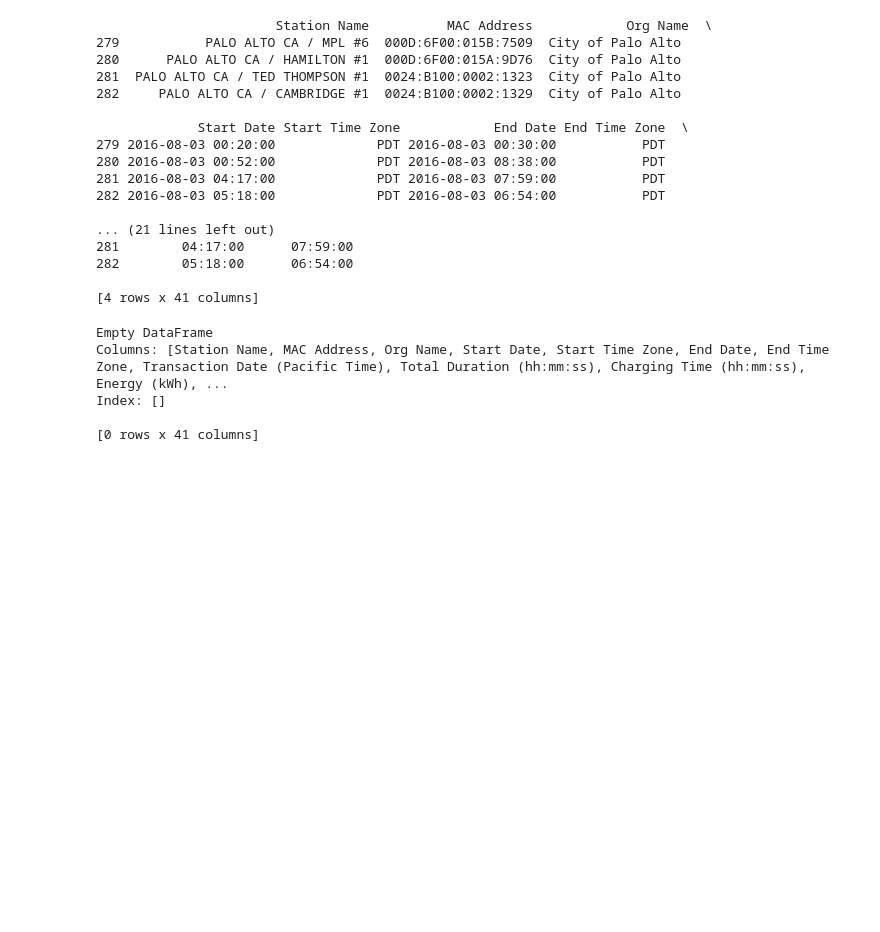
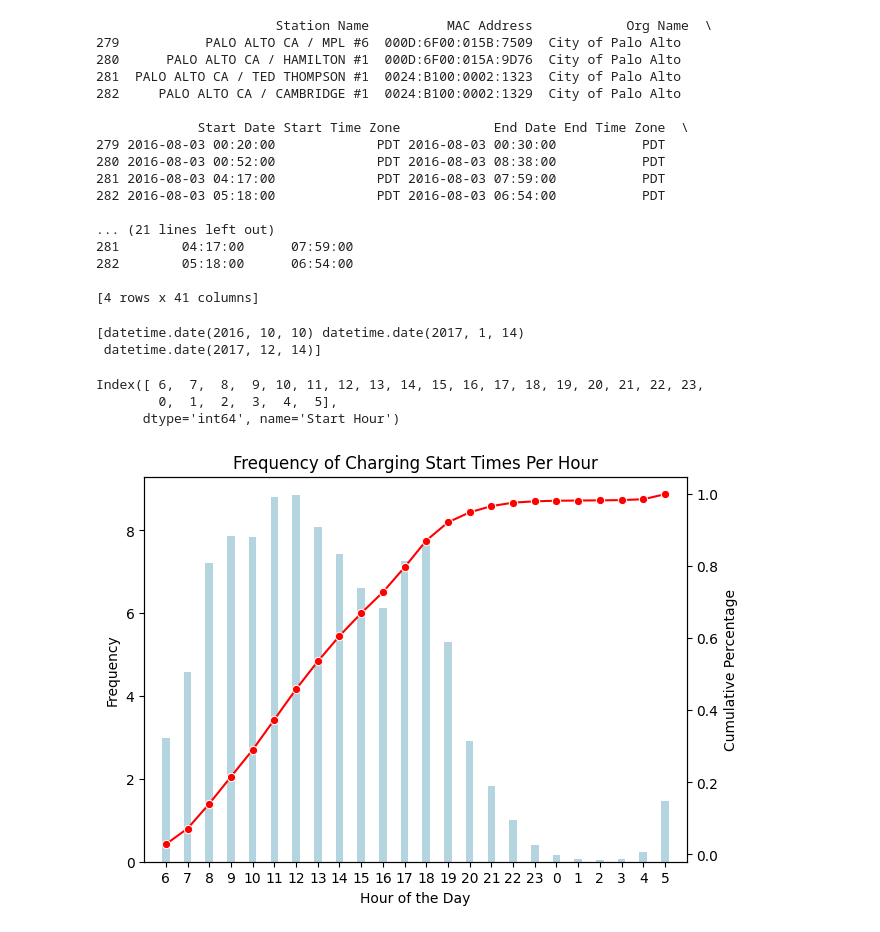
Before and after one commit to AndroCrunch/EV_Availability_G23, a Jupyter notebook: analysis.ipynb, the cells around one changed output. Saved outputs shown, nothing was run; the diff lists cells and outputs as text; code cells hidden in the pictures; blank space fills up the shorter version.

```diff
--- a/analysis.ipynb
+++ b/analysis.ipynb
@@ -383,13 +427,65 @@ print(data_cleaned[(data_cleaned['Start Date Year'] == pd.to_datetime('2016-08-0
 
 [4 rows x 41 columns]
 # %%
-filtered_data = data_cleaned[(data_cleaned['Start Date Year'] == pd.to_datetime('2016-08-03').date()) & (data_cleaned['Start Date Time'].apply(lambda x: x.hour) < 6)]
-grouped_data = filtered_data.groupby(['Start Date Year', 'Start Date Time'])
-large_groups = grouped_data.filter(lambda x: len(x) > 10)
-print(large_groups)
+filtered_data = data_cleaned[data_cleaned['Start Date Time'].apply(lambda x: x.hour) < 5]
+grouped_data = filtered_data.groupby('Start Date Year')
+large_groups = grouped_data.filter(lambda x: len(x) > 5)
+print(large_groups['Start Date Year'].unique())
 # %% [output]
-Empty DataFrame
-Columns: [Station Name, MAC Address, Org Name, Start Date, Start Time Zone, End Date, End Time Zone, Transaction Date (Pacific Time), Total Duration (hh:mm:ss), Charging Time (hh:mm:ss), Energy (kWh), ...
-Index: []
-
-[0 rows x 41 columns]
+[datetime.date(2016, 10, 10) datetime.date(2017, 1, 14)
+ datetime.date(2017, 12, 14)]
+# %%
+import matplotlib.pyplot as plt
+import seaborn as sns
+
+# Convert 'Start Date' to datetime if it is not already
+data_cleaned['Start Date'] = pd.to_datetime(data_cleaned['Start Date'])
+
+# Create a new column "Start Date Year" that contains only the date part of 'Start Date'
+data_cleaned['Start Date Year'] = data_cleaned['Start Date'].dt.date
+data_cleaned['Start Date Time'] = data_cleaned['Start Date'].dt.time
+data_cleaned['End Date Time'] = data_cleaned['End Date'].dt.time
+
+
+data_cleaned['Start Hour'] = data_cleaned['Start Date'].dt.hour
+data_filtered = data_cleaned[((data_cleaned['Start Hour'] >= 6)) |
+                             ((data_cleaned['Start Hour'] < 6))]
+
+# Group by 'Start Hour' and calculate the average frequency for each hour
+hour_frequency = data_filtered.groupby('Start Hour').size().div(len(data_cleaned['Start Date'].dt.date.unique()))
+
+#
+# Reorder the hour_frequency Series to start from 6 in the morning until 5 am next day
+hour_frequency = hour_frequency.reindex(list(range(6,24)) + list(range(0,6)), fill_value=0)
+
+# Calculate the cumulative percentage
+cumulative_percentage = hour_frequency.cumsum() / hour_frequency.sum()
+
+#print(cumulative_percentage)
+#print(hour_frequency)
+
+# Create a bar chart of the hour frequencies
+fig, ax1 = plt.subplots(figsize=(7,5))
+sns.barplot(x=hour_frequency.index.astype(str), y=hour_frequency.values, color='lightblue', ax=ax1, width=0.35)
+print(hour_frequency.index)
+
+# Create a second y-axis for the cumulative percentage
+ax2 = ax1.twinx()
+sns.lineplot(x=cumulative_percentage.index.astype(str), y=cumulative_percentage.values, color='red', marker='o', ax=ax2)
+
+ax1.set_title('Frequency of Charging Start Times Per Hour')
+ax1.set_xlabel('Hour of the Day')
+ax1.set_ylabel('Frequency')
+ax2.set_ylabel('Cumulative Percentage')
+
+# Set the x-axis limits
+ax1.set_xlim(-1, 24)
+# Tilt the x-axis bar ticks
+plt.xticks(rotation=45, ha='right')
+
+plt.show()
+# %% [output]
+Index([ 6,  7,  8,  9, 10, 11, 12, 13, 14, 15, 16, 17, 18, 19, 20, 21, 22, 23,
+        0,  1,  2,  3,  4,  5],
+      dtype='int64', name='Start Hour')
+[figure, added]
```
Also changed, not shown: parts of 4 cells of this notebook.
